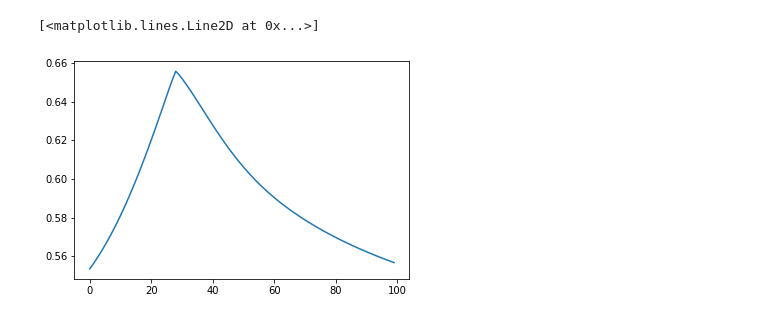
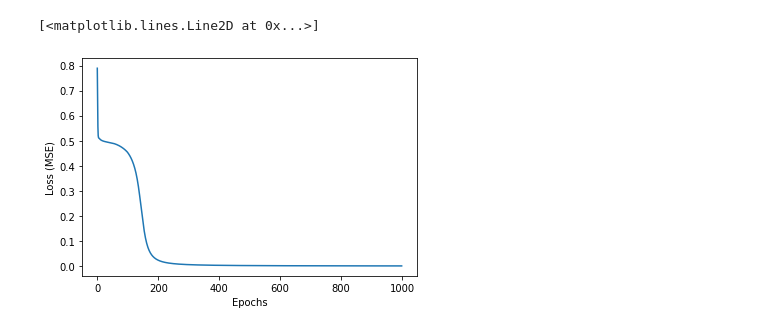
Before and after one commit to ezhang7423/ece180, a Jupyter notebook: hw5/xor.ipynb, the cells around one changed output. Drawn from its saved outputs; the diff is of its cells as text; code cells hidden in the pictures.

```diff
--- a/hw5/xor.ipynb
+++ b/hw5/xor.ipynb
@@ -29,9 +32,8 @@ I chose a two layer fully connected network with no hidden layers. I believe thi
 I am using relu as my activation function, and mean squared error loss.
 # %%
 
-# b) Network implementation
-# I chose a three layer fully connected network with one hidden layer and mean squared error loss.
-np.random.seed(42)
+
+np.random.seed(43)
 
 # activation functions
 def relu(x):
@@ -51,7 +53,6 @@ class Neuron:
 
     def __init__(self, activation_fn=relu):
         self.weights = np.random.rand(3)
-        self.weights = np.array([1, -1, .5])
         self.activation_fn = activation_fn
 
     def pred(self, x, output_pre=False):
@@ -72,28 +73,26 @@ class Neuron:
 class NumpyModel:
     def  __init__(self, lr=.1):
         self.input_layer = [Neuron(), Neuron()]
-        self.input_layer[0].weights = np.array([1, -1, -.5])
         self.output_layer = Neuron(activation_fn=tanh)
         self.lr = lr
 
-    def pred(self, x):
-        return self.output_layer.pred([self.input_layer[0].pred(x), self.input_layer[1].pred(x)])
+    def pred(self, x, output_pre=False):
+        return self.output_layer.pred([self.input_layer[0].pred(x), self.input_layer[1].pred(x)], output_pre=output_pre)
 
     def update(self, exp_y, act_y, x):
         # Update output neuron
         il = self.input_layer
-        partial_l_output_layer = (exp_y - act_y) * d_tanh(exp_y) * np.array([il[0].pred(x), il[1].pred(x), 1])
+        partial_l_output_layer = (exp_y - act_y) * d_tanh(self.pred(x, output_pre=True)) * np.array([il[0].pred(x), il[1].pred(x), 1])
 
         # Update input neuron
         def update_input_layer(index, neuron):
             pre = il[index].pred(x, output_pre=True)
-            neuron.update((exp_y - act_y) * d_tanh(exp_y) * d_relu(pre) * Neuron.concat(x), self.lr)
+            neuron.update((exp_y - act_y) * d_tanh(self.pred(x, output_pre=True)) * self.output_layer.weights[index] * d_relu(pre) * Neuron.concat(x), self.lr)
 
         update_input_layer(0, self.input_layer[0])
         update_input_layer(1, self.input_layer[1])
 
         self.output_layer.update(partial_l_output_layer, self.lr)
-        # print('o', self.output_layer.weights)
 
 
 
@@ -104,55 +103,49 @@ def sgd(model, train_x, train_y):
     y_preds = []
 
 
-    # print('starting new epoch')
     for x, y in zip(train_x, train_y):
-        # print('Correct ans:', y)
         prediction = model.pred(x)
-        # print('Before update:', model.pred(x))
-        # print(model.input_layer[0].weights)
-        # print(model.input_layer[1].weights)
-        # print(model.output_layer.weights)
         y_preds.append(prediction)
-        # print('After update:', model.pred(x))
-        # print(model.input_layer[0].weights)
-        # print(model.input_layer[1].weights)
-        # print(model.output_layer.weights)
-        # print()
 
     # do the updates
     for i in range(len(train_x)):
         model.update(y_preds[i], train_y[i], train_x[i])
 
 
 def test(model, test_x, test_y, verbose=False):
     exp_y = [model.pred(x) for x in test_x]
     if verbose:
-        print(test_x)
-        print(test_y, exp_y)
+        print('TEST X:', test_x)
+        print('TEST Y:', test_y)
+        print('PREDICTED Y:', exp_y)
     return np.mean(loss(exp_y, test_y))
 
 
-def train(model, epochs=10):
+def train(model, train_x, train_y, epochs=10):
     history = []
     for epoch in range(epochs):
         loss = test(model, train_x, train_y)
         history.append(loss)
         sgd(model, train_x, train_y)
     return history
 
 
 
 train_x = np.array([
     [0, 0],
     [0, 1],
     [1, 0],
     [1, 1]
 ])
 
 train_y = np.array([1, -1, -1, 1])
-m = NumpyModel(.01)
-history = train(m, epochs=100)
+m = NumpyModel(.1)
+history = train(m, train_x, train_y, epochs=1000)
+
+
+plt.xlabel('Epochs')
+plt.ylabel('Loss (MSE)')
 plt.plot(history)
 # %% [output]
 [<matplotlib.lines.Line2D at 0x...>]
-[figure, old version]
+[figure, new version]
```
Also changed, not shown: parts of 27 cells of this notebook, 1 other file.
